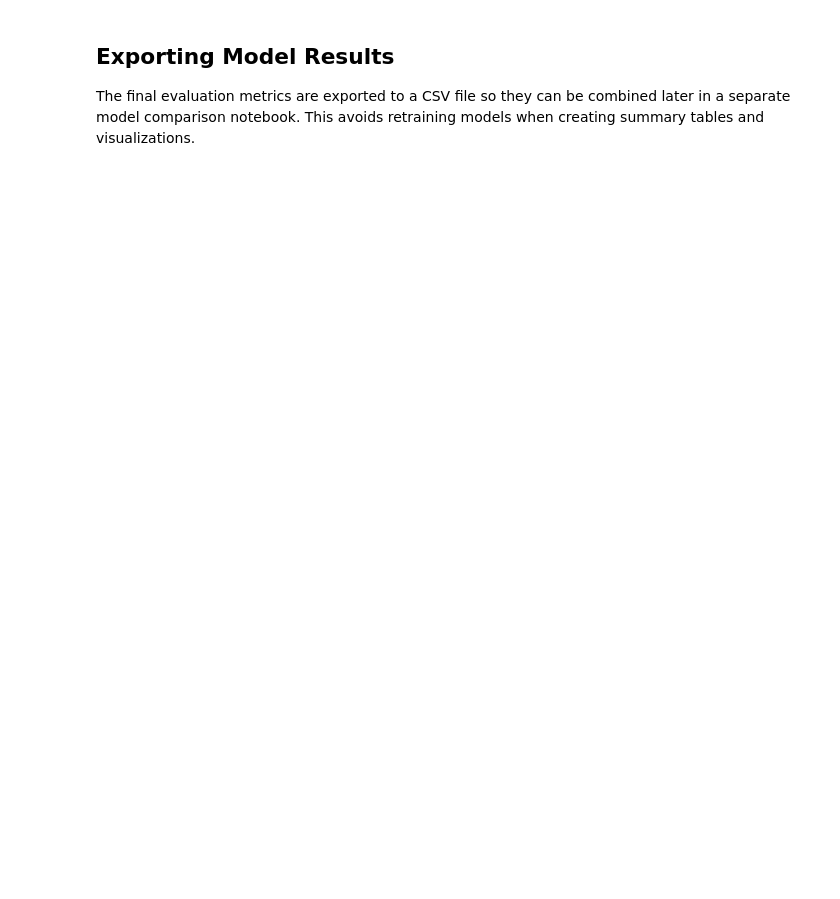
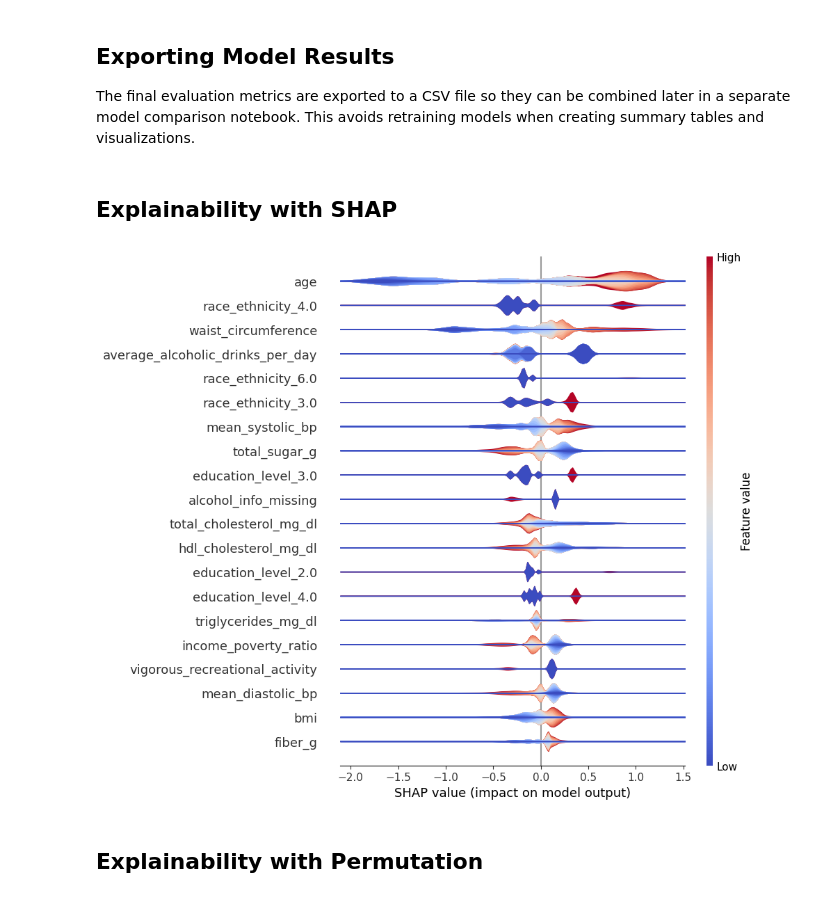
Before and after one commit to KaylanDG/Feature_Importance_DT2_Prediction, a Jupyter notebook: XGBoost/xgboost_A.ipynb, the cells around one changed output. Drawn from its saved outputs; the diff is of its cells as text; code cells hidden in the pictures; blank space fills up the shorter version.

```diff
--- a/XGBoost/xgboost_A.ipynb
+++ b/XGBoost/xgboost_A.ipynb
@@ -131,3 +131,5 @@ metrics = {
 metrics_df = pd.DataFrame([metrics])
 
 metrics_df.to_csv("../RESULTS/PERFORMANCE/xgboost_oversampling_metrics.csv", index=False)
+# %% [markdown]
+## Explainability with SHAP
@@ -133,0 +138,26 @@ metrics_df.to_csv("../RESULTS/PERFORMANCE/xgboost_oversampling_metrics.csv", ind
+# %%
+import numpy as np
+
+est = best_model.named_steps["model"]
+
+X_train_shap = X_train_final.astype(np.float64)
+X_test_shap = X_test_final.astype(np.float64)
+
+background = X_train_shap.sample(n=min(100, len(X_train_shap)), random_state=0)
+
+explainer = shap.TreeExplainer(est, data=background)
+sv = explainer.shap_values(X_test_shap)
+
+if isinstance(sv, list):
+    sv = sv[1]
+
+shap.plots.violin(
+    sv,
+    features=X_test_shap,
+    feature_names=list(X_test_shap.columns),
+    plot_type="layered_violin"
+)
+# %% [output]
+[figure, added]
+# %% [markdown]
+## Explainability with Permutation
```
Also changed, not shown: parts of 10 cells of this notebook, 1 other file.
